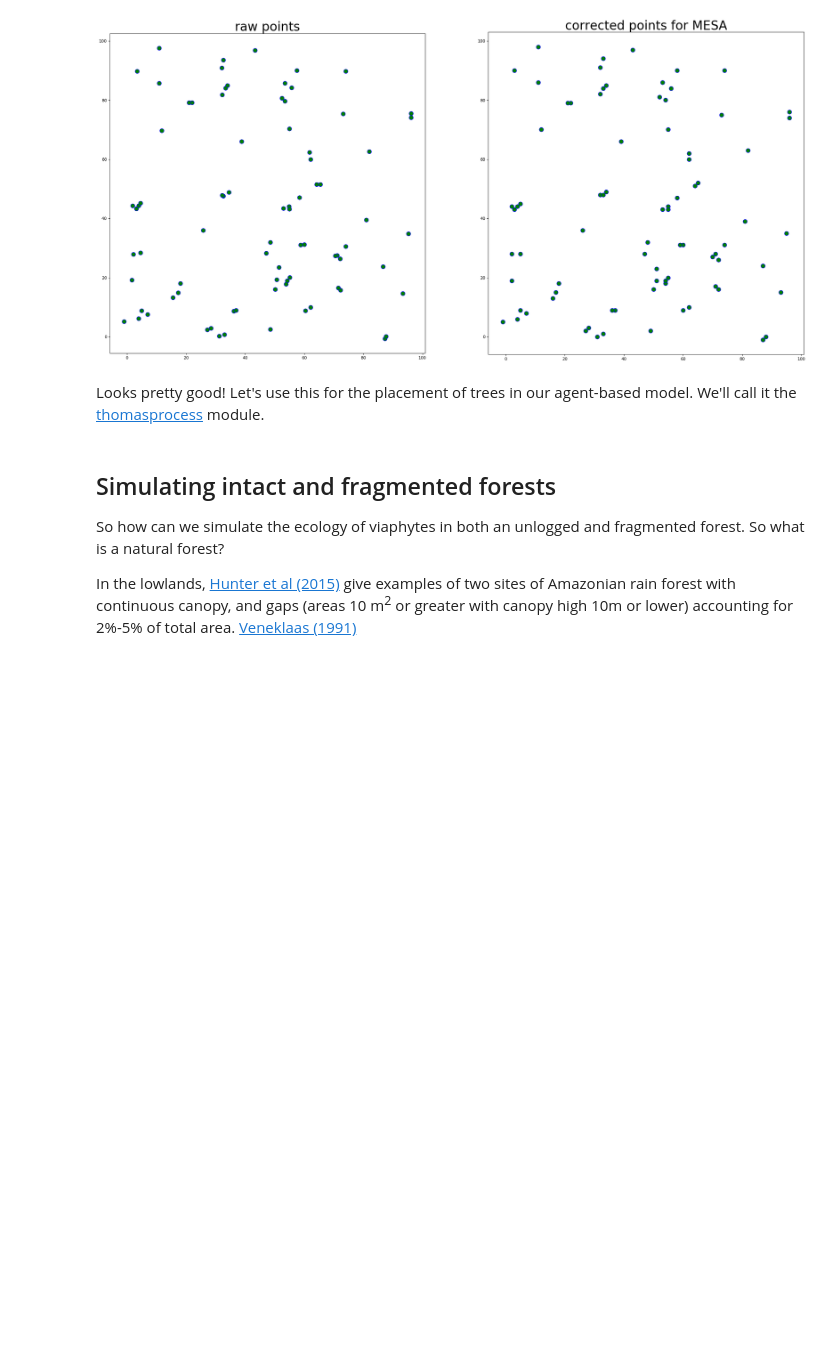
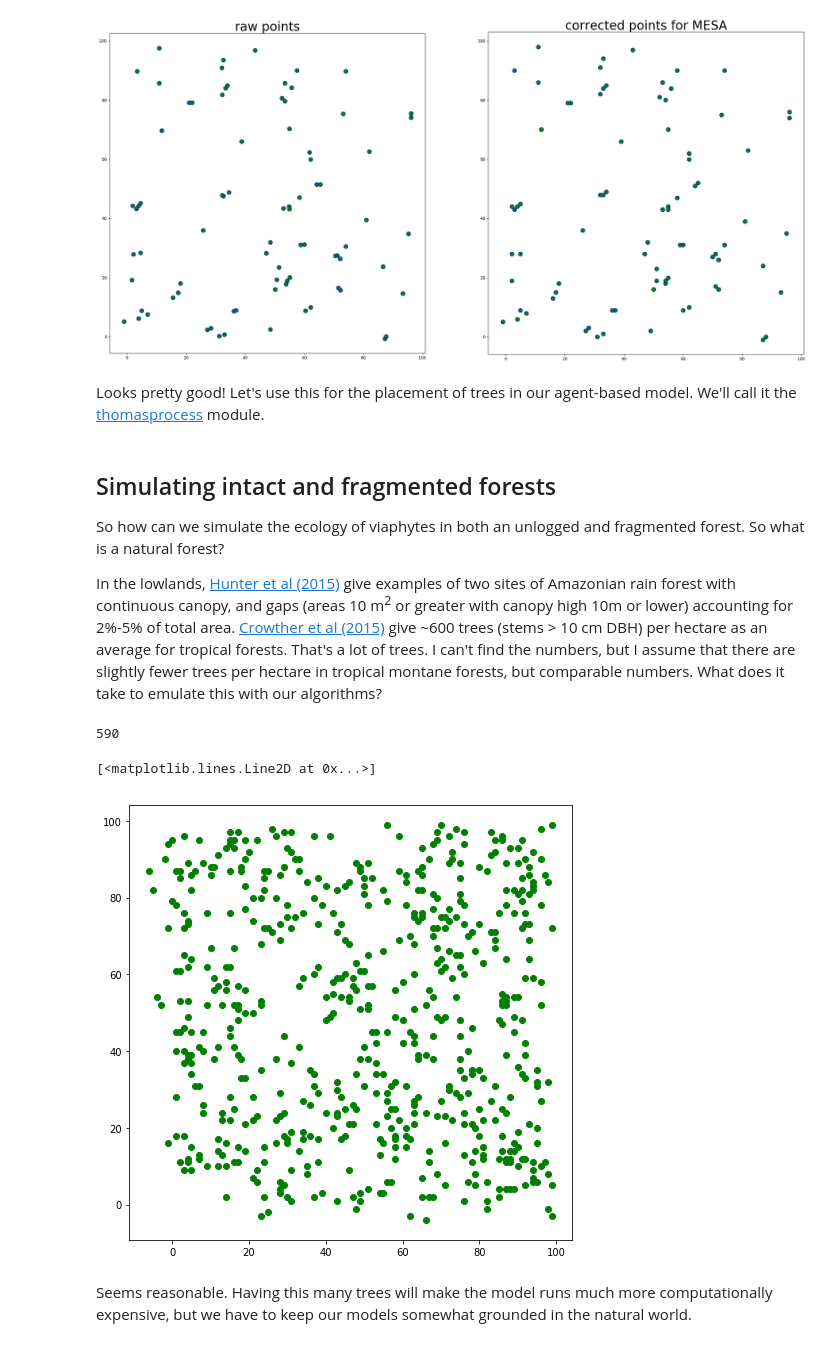
Before and after one commit to danchurch/FA_ABM, a Jupyter notebook: clustering.ipynb, the cells around one changed output. Cells and saved outputs as stored; diff of their text form; code cells hidden in the pictures; blank space fills up the shorter version.

```diff
--- a/clustering.ipynb
+++ b/clustering.ipynb
@@ -194,4 +195,21 @@ Looks pretty good! Let's use this for the placement of trees in our agent-based
 
 So how can we simulate the ecology of viaphytes in both an unlogged and fragmented forest. So what is a natural forest?
 
-In the lowlands, [Hunter et al (2015)](#https://doi.org/10.1371/journal.pone.0132144) give examples of two sites of Amazonian rain forest with continuous canopy, and gaps (areas 10 m<sup>2</sup> or greater with canopy high 10m or lower) accounting for 2%-5% of total area. [Veneklaas (1991)](http://www.jstor.org/stable/2559629)
+In the lowlands, [Hunter et al (2015)](#https://doi.org/10.1371/journal.pone.0132144) give examples of two sites of Amazonian rain forest with continuous canopy, and gaps (areas 10 m<sup>2</sup> or greater with canopy high 10m or lower) accounting for 2%-5% of total area. [Crowther et al (2015)](https://www.nature.com/nature/journal/v525/n7568/full/nature14967.html) give ~600 trees (stems > 10 cm DBH) per hectare as an average for tropical forests. That's a lot of trees. I can't find the numbers, but I assume that there are slightly fewer trees per hectare in tropical montane forests, but comparable numbers. What does it take to emulate this with our algorithms?
+# %%
+aa = tp.ThomasPP(kappa=0.03, sigma=3, mu=2.2, Dx=100)
+bb = tp.makepos(aa)
+cc = list(zip(*bb))
+len(cc[0])
+# %% [output]
+590
+# %%
+fig = plt.figure(figsize=(8,8))
+ax = fig.add_subplot(111)
+ax.set_aspect('equal')
+ax.plot(cc[0],cc[1], 'go')
+# %% [output]
+[<matplotlib.lines.Line2D at 0x...>]
+[figure, added]
+# %% [markdown]
+Seems reasonable. Having this many trees will make the model runs much more computationally expensive, but we have to keep our models somewhat grounded in the natural world.
```
Also changed, not shown: parts of 4 cells of this notebook, 3 other files.
